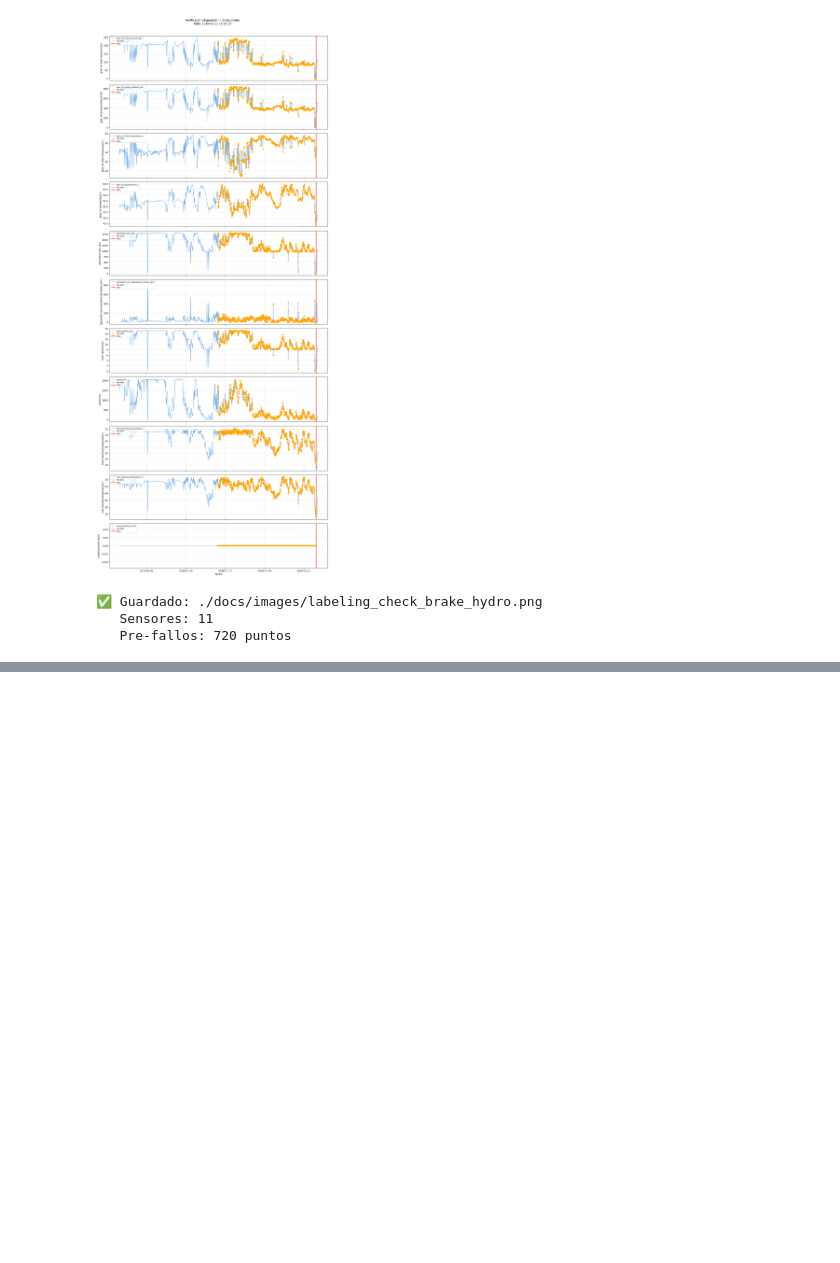
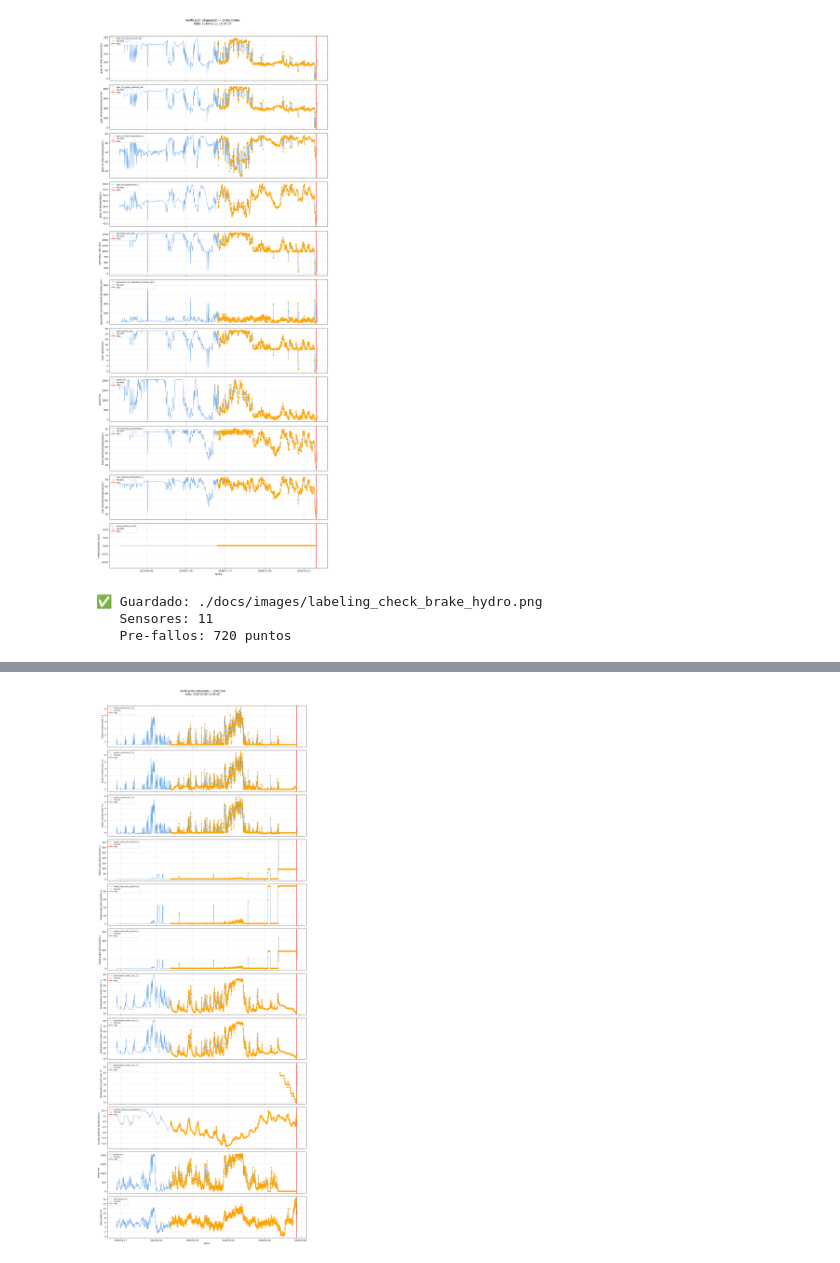
Before and after one commit to aitor-industrial-data/ai-driven-cross-generator-transfer-learning, a Jupyter notebook: notebooks/04_labeling.ipynb, the cells around one changed output, grey strips where cells are left out. Cells and saved outputs as stored; diff of their text form; code cells hidden in the pictures; blank space fills up the shorter version.

```diff
--- a/notebooks/04_labeling.ipynb
+++ b/notebooks/04_labeling.ipynb
@@ -326,0 +631,95 @@ Filas etiquetadas como pre-fallo: 720
+# %%
+import os
+import pandas as pd
+import matplotlib.pyplot as plt
+
+base_dir = os.path.dirname(os.getcwd())
+
+# Cargar datos
+telem = pd.read_parquet(os.path.join(base_dir, "data", "silver", "dataset_labeled.parquet"))
+targets = pd.read_parquet(os.path.join(base_dir, "data", "silver", "fault_targets_grouped.parquet"))
+
+# ==============================================================================
+# CONFIGURACIÓN: familia y sensores
+# ==============================================================================
+family = "pitch_bat"
+
+SENSORS_PITCH_BAT = [
+        "motor_current_axis_1_a", "motor_current_axis_2_a", "motor_current_axis_3_a",
+        "blade_angle_pitch_position_a","blade_angle_pitch_position_b", "blade_angle_pitch_position_c",
+        "temperature_motor_axis_1_c","temperature_motor_axis_2_c", "temperature_motor_axis_3_c",
+        "nacelle_ambient_temperature_c", "power_kw","wind_speed_ms",
+]
+
+# Crear directorio docs/images si no existe
+docs_images_dir = os.path.join(base_dir, "docs", "images")
+os.makedirs(docs_images_dir, exist_ok=True)
+
+# ==============================================================================
+# TOMAR FALLO DE EJEMPLO
+# ==============================================================================
+fault_sample = targets[targets["family"] == family]["timestamp"].iloc[0]
+
+print(f"Fallo de ejemplo: {fault_sample}")
+print(f"Familia: {family}")
+
+# Ventana de 20 días antes + 2 horas después
+window_start = fault_sample - pd.Timedelta(days=20)
+window_end = fault_sample + pd.Timedelta(hours=2)
+
+window = telem[(telem["timestamp"] >= window_start) & (telem["timestamp"] <= window_end)].copy()
+
+print(f"Filas en ventana: {len(window)}")
+print(f"Filas etiquetadas como pre-fallo: {window[f'is_pre_{family}'].sum()}")
+
+# ==============================================================================
+# VISUALIZAR TODOS LOS SENSORES
+# ==============================================================================
+n_sensors = len(SENSORS_PITCH_BAT)
+fig, axes = plt.subplots(n_sensors, 1, figsize=(14, 3 * n_sensors), sharex=True)
+
+if n_sensors == 1:
+    axes = [axes]
+
+for idx, sensor in enumerate(SENSORS_PITCH_BAT):
+    ax = axes[idx]
+
+    if sensor not in window.columns:
+        ax.set_title(f"{sensor} — NO ENCONTRADO EN DATASET")
+        ax.text(0.5, 0.5, f"Columna '{sensor}' no existe",
+                ha="center", va="center", transform=ax.transAxes)
+        continue
+
+    # Línea del sensor
+    ax.plot(window["timestamp"], window[sensor],
+            color="#378ADD", linewidth=1, alpha=0.8, label=sensor)
+
+    # Marcar pre-fallo
+    pre_window = window[window[f"is_pre_{family}"]]
+    if len(pre_window) > 0:
+        ax.scatter(pre_window["timestamp"], pre_window[sensor],
+                   color="orange", s=20, label="Pre-fallo", zorder=5)
+
+    # Línea del fallo
+    ax.axvline(fault_sample, color="red", linewidth=2, label="Fallo")
+
+    ax.set_ylabel(sensor.replace("_", " "))
+    ax.legend(loc="upper left", fontsize=8)
+    ax.grid(True, alpha=0.3)
+
+axes[-1].set_xlabel("Fecha")
+fig.suptitle(f"Verificación etiquetado — {family}\nFallo: {fault_sample}",
+             fontsize=12, y=1.01)
+
+plt.tight_layout()
+
+# Guardar
+output_path = os.path.join(docs_images_dir, f"labeling_check_{family}.png")
+plt.savefig(output_path, dpi=150, bbox_inches="tight")
+plt.show()
+
+rel_path = os.path.relpath(output_path, base_dir)
+print(f"\n✅ Guardado: ./{rel_path}")
+print(f"   Sensores: {n_sensors}")
+print(f"   Pre-fallos: {window[f'is_pre_{family}'].sum()} puntos")
+# %% [output]
@@ -326,0 +730 @@ Filas etiquetadas como pre-fallo: 720
+[figure, added]
```
Also changed, not shown: parts of 20 cells of this notebook, 6 other files.
